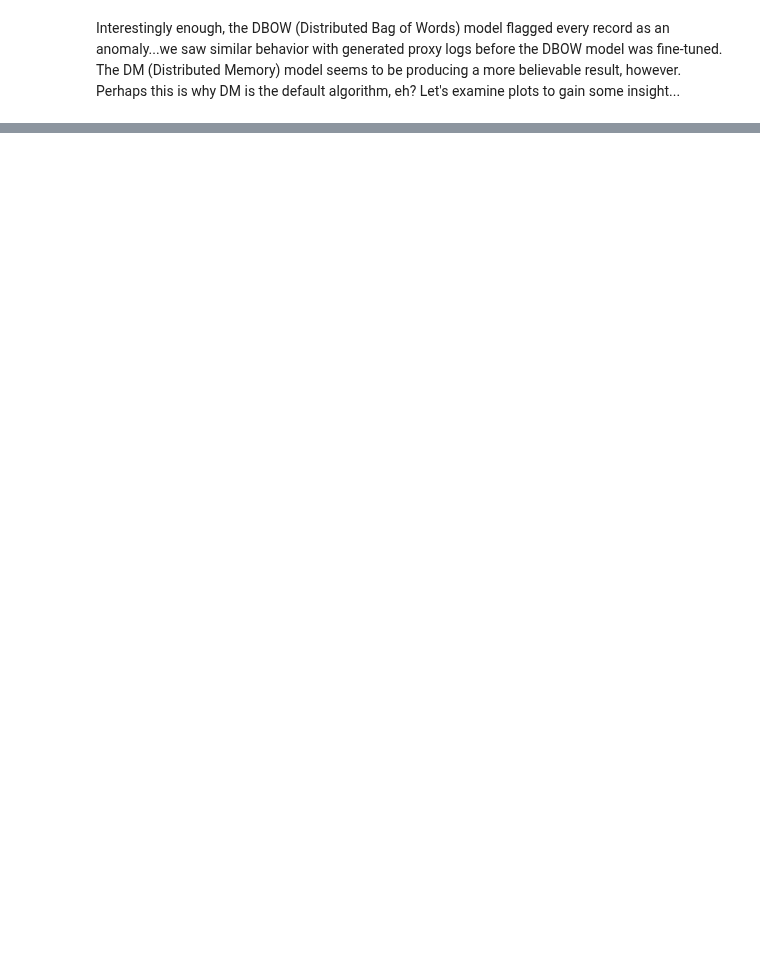
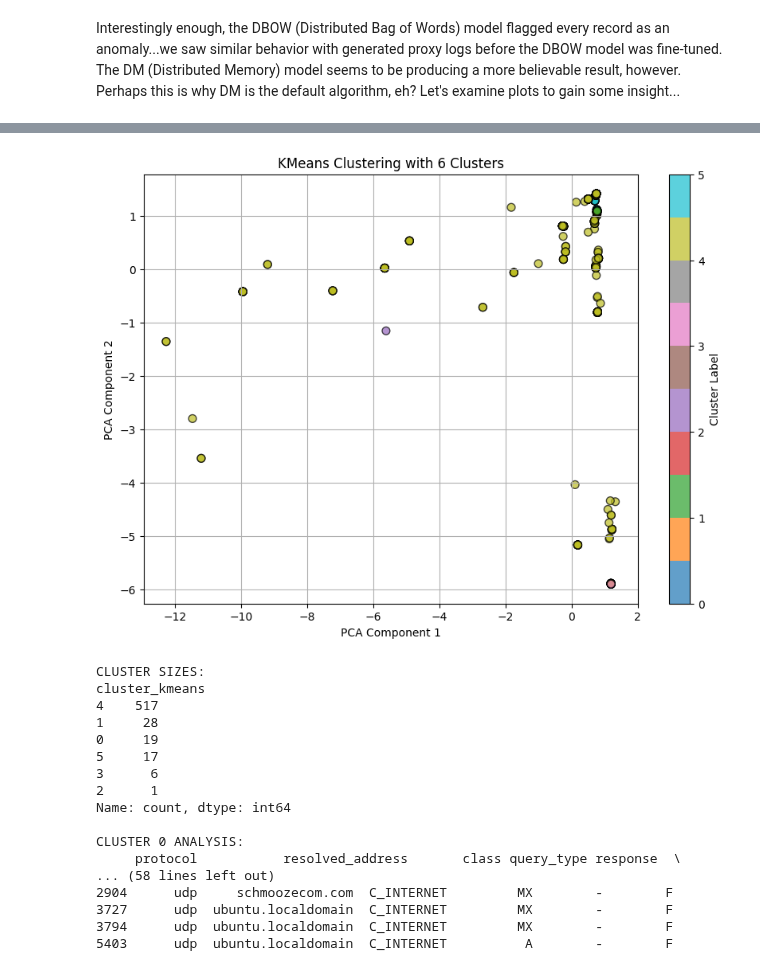
Before and after one commit to davidcsisk/vector-search-with-security-logs, a Jupyter notebook: unsupervised-anomaly-detection-with-finetuned-dns-doc2vec-model.ipynb, the cells around one changed output, grey strips where cells are left out. Drawn from its saved outputs; the diff is of its cells as text; code cells hidden in the pictures; blank space fills up the shorter version.

```diff
--- a/unsupervised-anomaly-detection-with-finetuned-dns-doc2vec-model.ipynb
+++ b/unsupervised-anomaly-detection-with-finetuned-dns-doc2vec-model.ipynb
@@ -287,0 +385,69 @@ print(export_text(tree, feature_names=list(X.columns)))
+# %%
+# Let's try KMeans clustering with 6 groups (since there are 6 original features) for anomalies only
+from sklearn.cluster import KMeans
+from sklearn.decomposition import PCA
+import matplotlib.pyplot as plt
+
+# Step 1: Preprocess the data (One-Hot Encoding + Scaling)
+encoder = OneHotEncoder(sparse_output=False)
+encoded_features = encoder.fit_transform(df_anomalies[['protocol', 'resolved_address', 'class', 'query_type', 'response', 'rejected']])
+scaler = StandardScaler()
+scaled_features = scaler.fit_transform(encoded_features)
+
+# Step 2: Apply KMeans with 6 Clusters
+kmeans = KMeans(n_clusters=6, random_state=42)
+kmeans_labels = kmeans.fit_predict(scaled_features)
+
+# Add the cluster labels to the anomalies dataframe
+df_anomalies['cluster_kmeans'] = kmeans_labels
+
+# Step 3: Visualize the Clusters Using PCA
+pca = PCA(n_components=2)
+pca_result = pca.fit_transform(scaled_features)
+
+plt.figure(figsize=(10, 7))
+scatter = plt.scatter(
+    pca_result[:, 0],
+    pca_result[:, 1],
+    c=kmeans_labels,
+    cmap='tab10',
+    s=50,
+    alpha=0.7,
+    edgecolors='k'
+)
+plt.colorbar(scatter, label='Cluster Label')
+plt.title('KMeans Clustering with 6 Clusters')
+plt.xlabel('PCA Component 1')
+plt.ylabel('PCA Component 2')
+plt.grid()
+plt.show()
+
+# Step 4: Analyze Clusters
+# Print the size of each cluster
+cluster_sizes = df_anomalies['cluster_kmeans'].value_counts()
+print("CLUSTER SIZES:")
+print(cluster_sizes)
+
+# Step 5: Optional - Analyze Common Patterns in Each Cluster
+for cluster_id in range(6):
+    print(f"\nCLUSTER {cluster_id} ANALYSIS:")
+    print(df_anomalies[df_anomalies['cluster_kmeans'] == cluster_id][['protocol', 'resolved_address', 'class', 'query_type', 'response', 'rejected']].head())
+# %% [output]
+[figure, added]
+CLUSTER SIZES:
+cluster_kmeans
+4    517
+1     28
+0     19
+5     17
+3      6
+2      1
+Name: count, dtype: int64
+
+CLUSTER 0 ANALYSIS:
+     protocol           resolved_address       class query_type response  \
+... (58 lines left out)
+2904      udp     schmoozecom.com  C_INTERNET         MX        -        F
+3727      udp  ubuntu.localdomain  C_INTERNET         MX        -        F
+3794      udp  ubuntu.localdomain  C_INTERNET         MX        -        F
+5403      udp  ubuntu.localdomain  C_INTERNET          A        -        F
```
Also changed, not shown: parts of 30 cells of this notebook.
